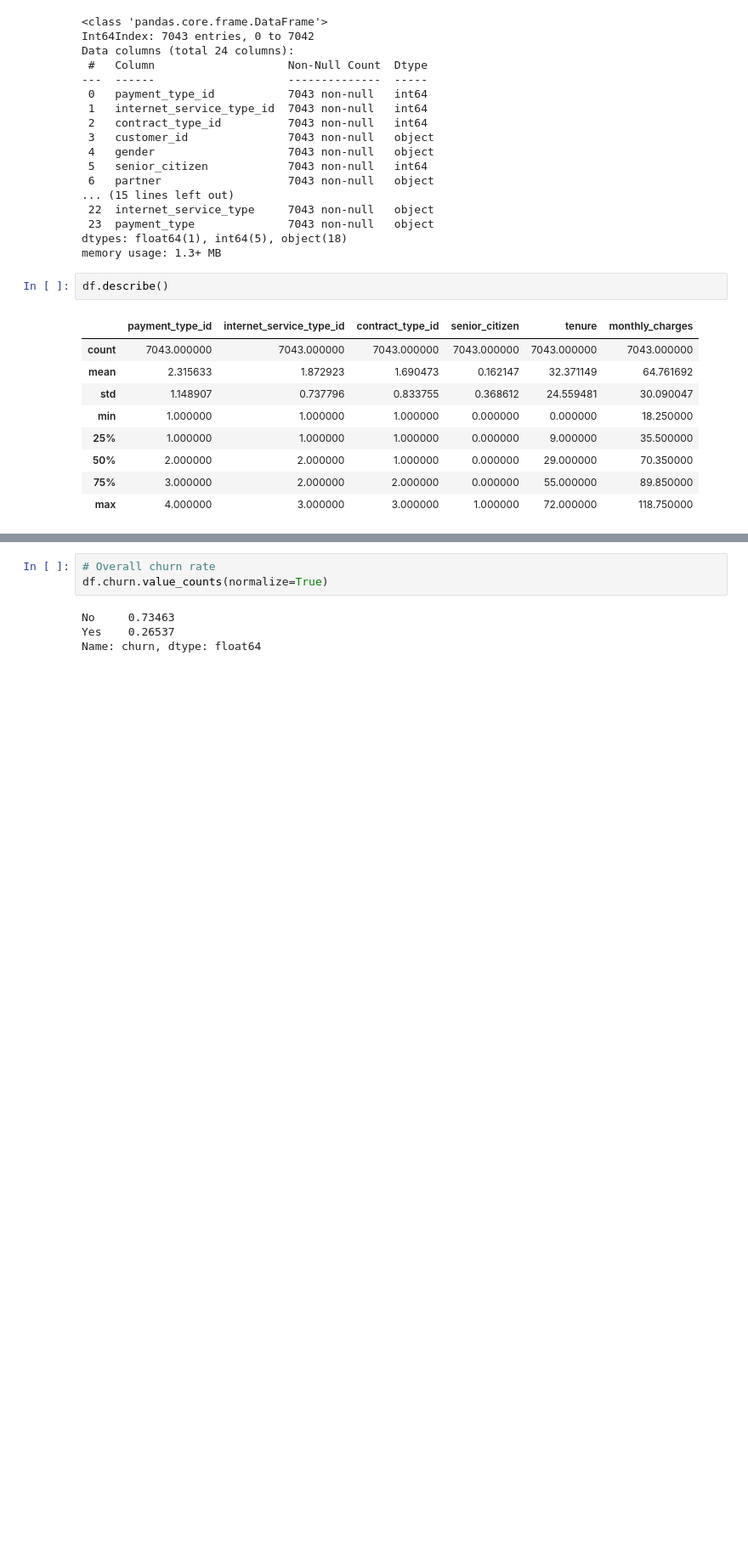
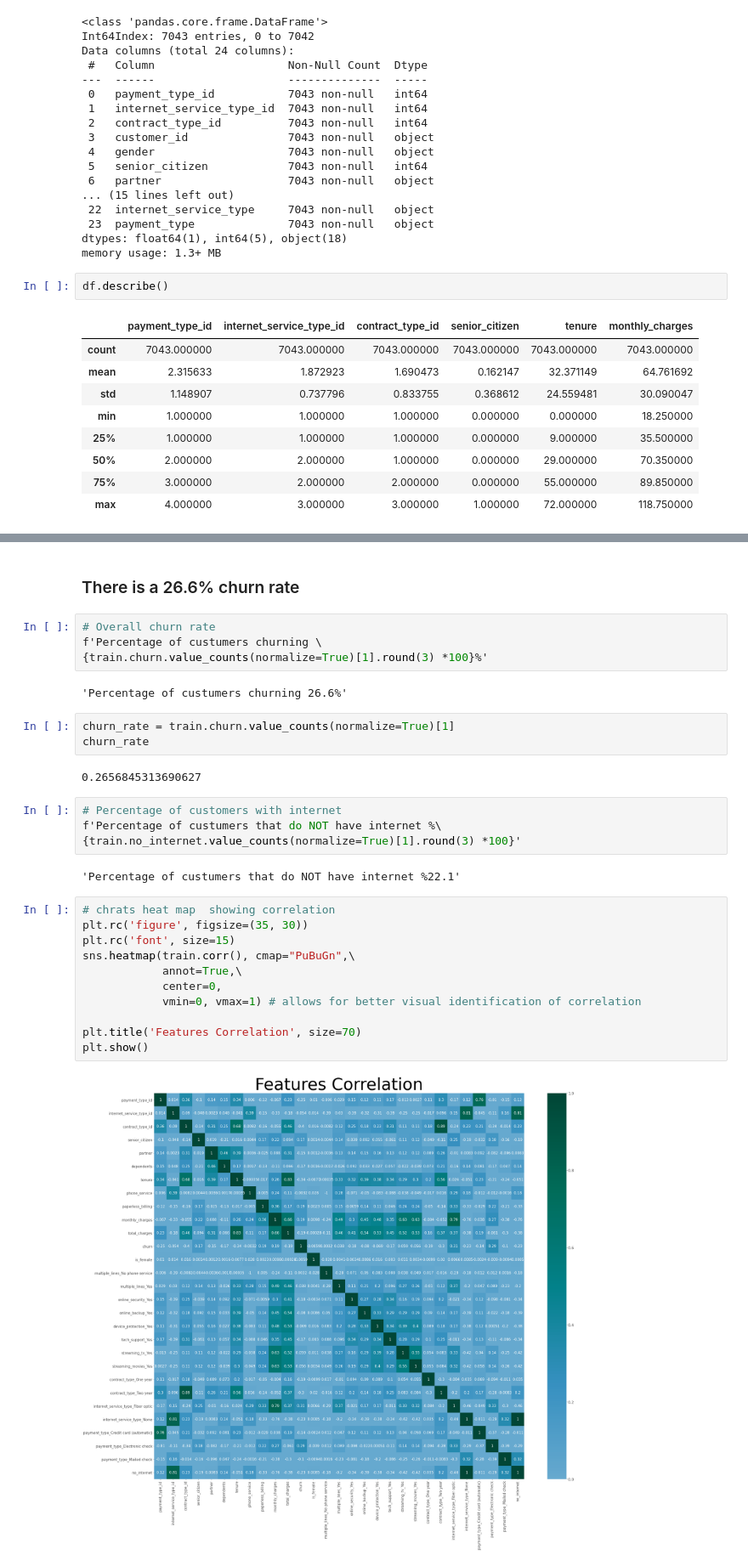
Before and after one commit to VelasquezAlejandro044/telco_classification_project, a Jupyter notebook: telco_churn_project.ipynb, the cells around one changed output, grey strips where cells are left out. Shown at 85% size. Cells and saved outputs as stored; diff of their text form; blank space fills up the shorter version.

```diff
--- a/telco_churn_project.ipynb
+++ b/telco_churn_project.ipynb
@@ -205,7 +213,32 @@ Series([], dtype: int64)
+# %% [markdown]
+### There is a 26.6% churn rate
 # %%
 # Overall churn rate
-df.churn.value_counts(normalize=True)
+f'Percentage of custumers churning \
+{train.churn.value_counts(normalize=True)[1].round(3) *100}%'
 # %% [output]
-No     0.73463
-Yes    0.26537
-Name: churn, dtype: float64
+'Percentage of custumers churning 26.6%'
+# %%
+churn_rate = train.churn.value_counts(normalize=True)[1]
+churn_rate
+# %% [output]
+0.2656845313690627
+# %%
+# Percentage of customers with internet
+f'Percentage of custumers that do NOT have internet %\
+{train.no_internet.value_counts(normalize=True)[1].round(3) *100}'
+# %% [output]
+'Percentage of custumers that do NOT have internet %22.1'
+# %%
+# chrats heat map  showing correlation
+plt.rc('figure', figsize=(35, 30))
+plt.rc('font', size=15)
+sns.heatmap(train.corr(), cmap="PuBuGn",\
+            annot=True,\
+            center=0,
+            vmin=0, vmax=1) # allows for better visual identification of correlation
+
+plt.title('Features Correlation', size=70)
+plt.show()
+# %% [output]
+[figure, added]
```
Also changed, not shown: parts of 22 cells of this notebook, 2 other files.
